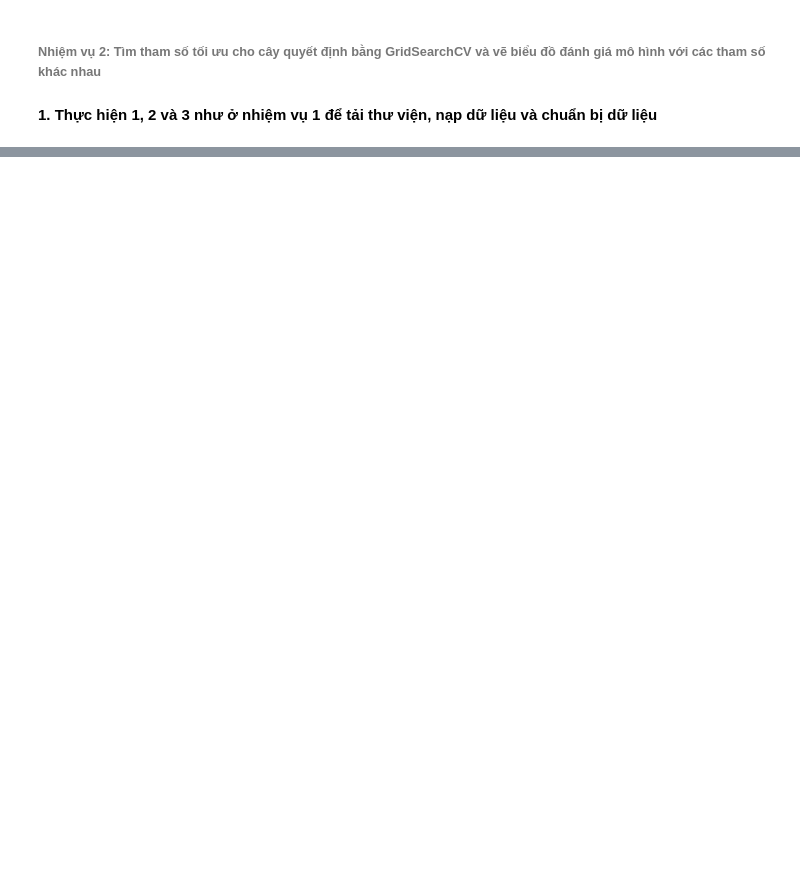
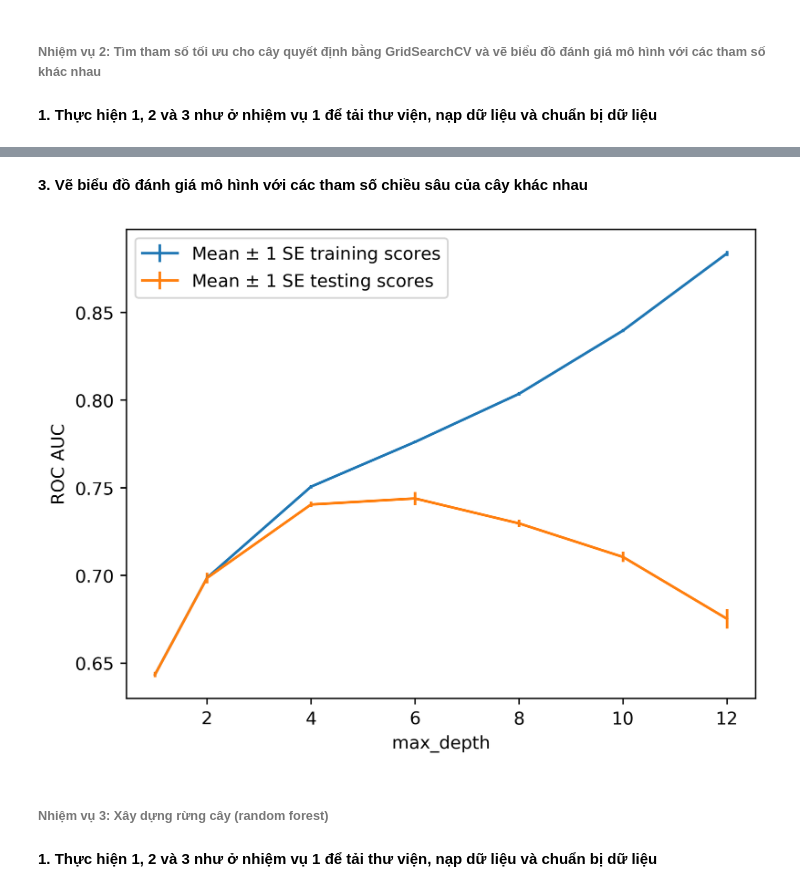
Before and after one commit to pxnhut1652005/KTLT-ECO-CT7, a Jupyter notebook: Lab_MidTerm_2/GT1_CÂY QUYẾT ĐỊNH VÀ RỪNG CÂY.ipynb, the cells around one changed output, grey strips where cells are left out. Cells and saved outputs as stored; diff of their text form; code cells hidden in the pictures; blank space fills up the shorter version.

```diff
--- a/Lab_MidTerm_2/GT1_CÂY QUYẾT ĐỊNH VÀ RỪNG CÂY.ipynb
+++ b/Lab_MidTerm_2/GT1_CÂY QUYẾT ĐỊNH VÀ RỪNG CÂY.ipynb
@@ -198,0 +211,9 @@ graph
+# %%
+import numpy as np #numerical computation
+import pandas as pd #data wrangling
+import matplotlib.pyplot as plt #plotting package
+#Next line helps with rendering plots
+%matplotlib inline
+import matplotlib as mpl #add'l plotting functionality
+mpl.rcParams['figure.dpi'] = 400 #high res figures
+import graphviz #to visualize decision trees
@@ -198,0 +251,8 @@ graph
+# %%
+from sklearn.model_selection import train_test_split
+from sklearn import tree
+#Split the data into training and testing sets using the same random seed
+X_train, X_test, y_train, y_test = \
+ train_test_split(df[features_response[:-1]].values,
+ df['default payment next month'].values,
+ test_size=0.2, random_state=24)
@@ -198,0 +261,9 @@ graph
+# %%
+from sklearn.model_selection import GridSearchCV
+params = {'max_depth':[1, 2, 4, 6, 8, 10, 12]} #parameters
+dt = tree.DecisionTreeClassifier() #tree modal
+cv = GridSearchCV(dt, param_grid=params, scoring='roc_auc',
+ n_jobs=None, refit=True, cv=4, verbose=1,
+ error_score=np.nan,
+ return_train_score=True) # cv is the best model.
+cv.fit(X_train, y_train)
@@ -198,0 +312,27 @@ graph
+# %% [markdown]
+**3. Vẽ biểu đồ đánh giá mô hình với các tham số chiều sâu của cây khác nhau**
+# %%
+cv_results_df = pd.DataFrame(cv.cv_results_)
+ax = plt.axes()
+ax.errorbar(
+    cv_results_df['param_max_depth'],
+    cv_results_df['mean_train_score'],
+    yerr=cv_results_df['std_train_score']/np.sqrt(4),
+    label=r'Mean $\pm$ 1 SE training scores'
+)
+ax.errorbar(
+    cv_results_df['param_max_depth'],
+    cv_results_df['mean_test_score'],
+    yerr=cv_results_df['std_test_score']/np.sqrt(4),
+    label=r'Mean $\pm$ 1 SE testing scores'
+)
+plt.xlabel('max_depth')
+plt.ylabel('ROC AUC')
+plt.legend()
+plt.show()
+# %% [output]
+[figure, added]
+# %% [markdown]
+###### **Nhiệm vụ 3: Xây dựng rừng cây (random forest)**
+# %% [markdown]
+**1. Thực hiện 1, 2 và 3 như ở nhiệm vụ 1 để tải thư viện, nạp dữ liệu và chuẩn bị dữ liệu**
```
Also changed, not shown: parts of 9 cells of this notebook.
